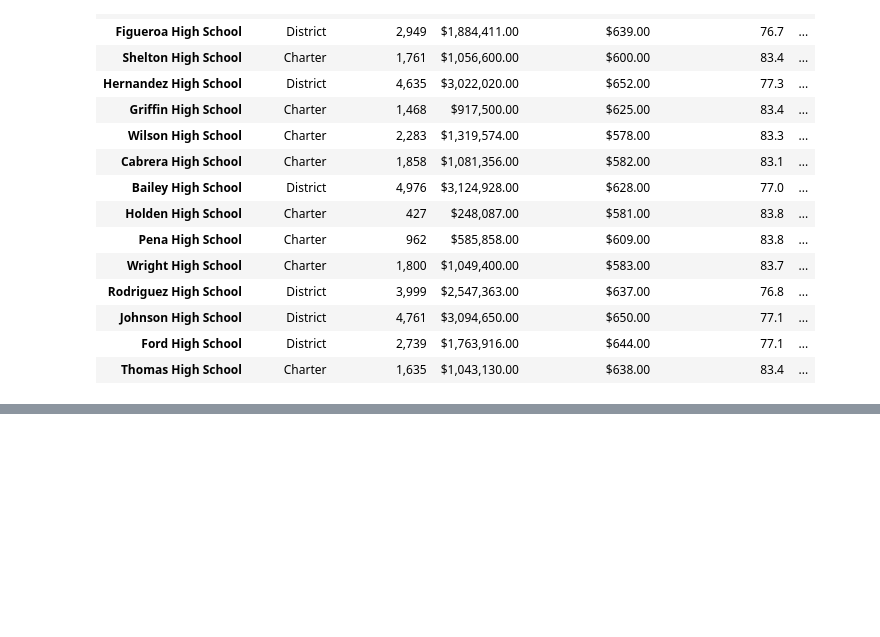
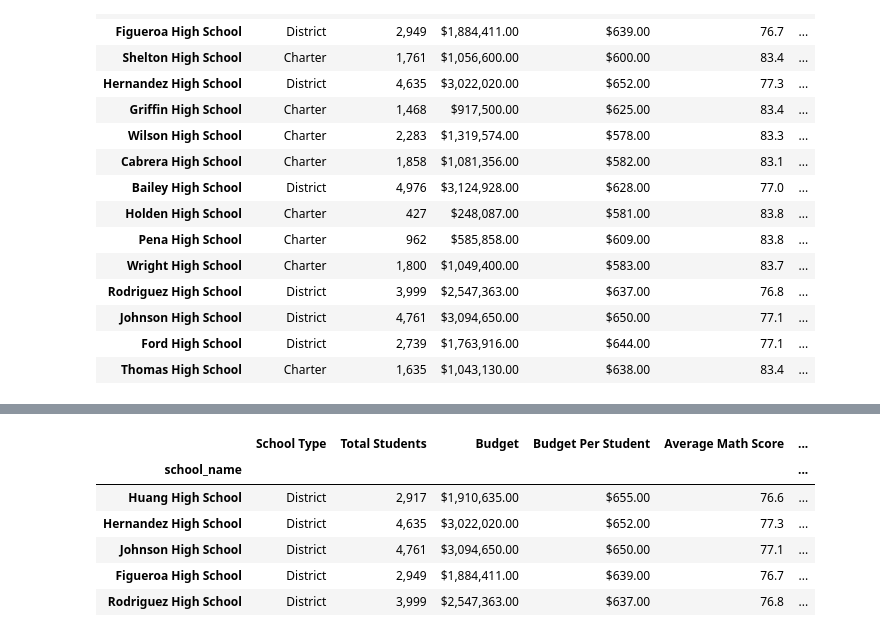
Before and after one commit to Bag0niku/School_District_Analysis, a Jupyter notebook: PyCitySchools.ipynb, the cells around one changed output, grey strips where cells are left out. Saved outputs shown, nothing was run; the diff lists cells and outputs as text; code cells hidden in the pictures; blank space fills up the shorter version.

```diff
--- a/PyCitySchools.ipynb
+++ b/PyCitySchools.ipynb
@@ -180,0 +192,11 @@ school_summary_df
+# %%
+# find the top 5 worst performing schools
+school_summary_df.sort_values(['% Passing Overall'], ascending=True).head(5)
+# %% [output]
+|  | School Type | Total Students | Budget | Budget Per Student | Average Math Score | ... |
+| school_name |  |  |  |  |  | ... |
+| Huang High School | District | 2,917 | $1,910,635.00 | $655.00 | 76.6 | ... |
+| Hernandez High School | District | 4,635 | $3,022,020.00 | $652.00 | 77.3 | ... |
+| Johnson High School | District | 4,761 | $3,094,650.00 | $650.00 | 77.1 | ... |
+| Figueroa High School | District | 2,949 | $1,884,411.00 | $639.00 | 76.7 | ... |
+| Rodriguez High School | District | 3,999 | $2,547,363.00 | $637.00 | 76.8 | ... |
```
Also changed, not shown: parts of 1 cell of this notebook.
